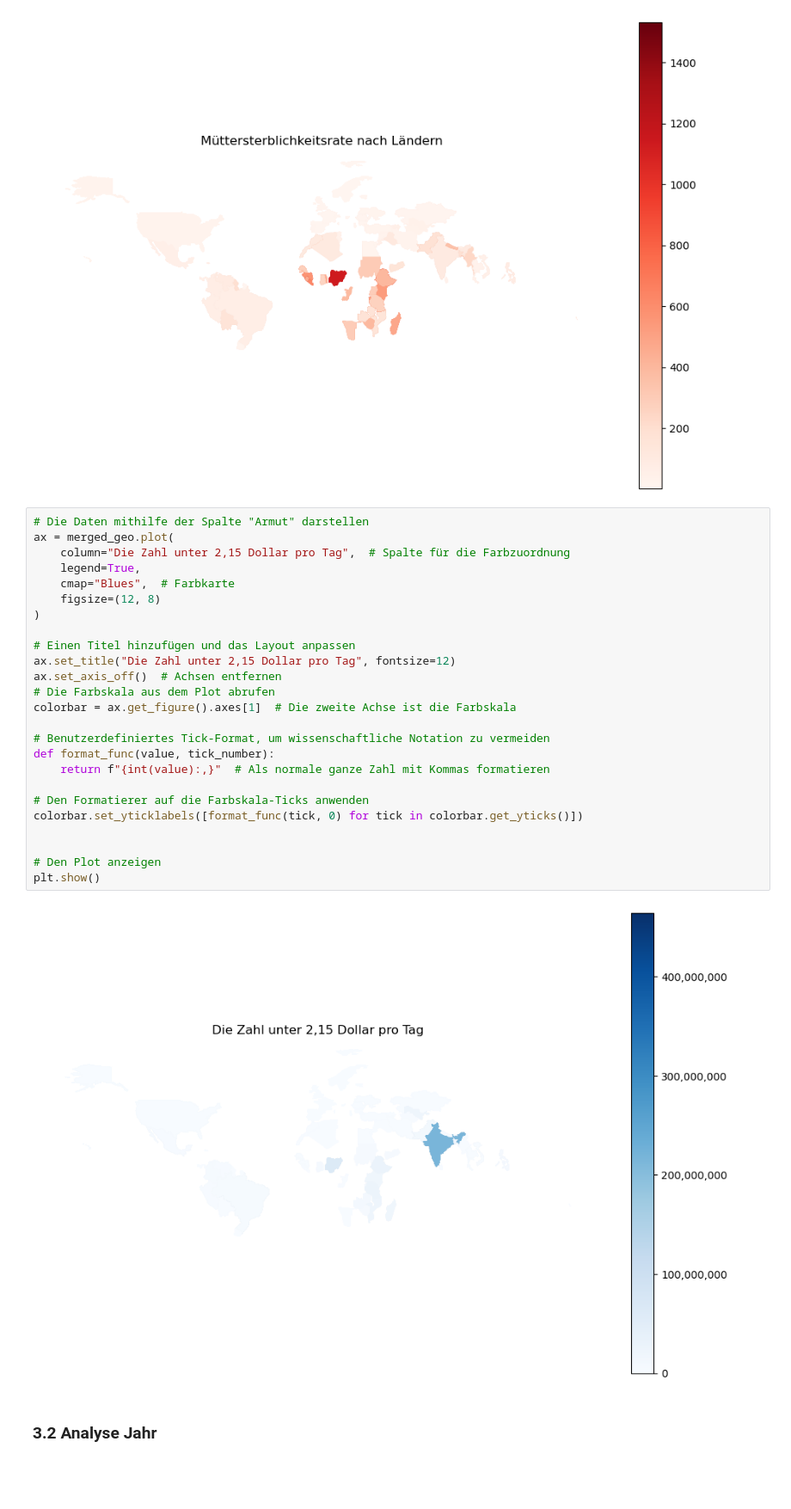
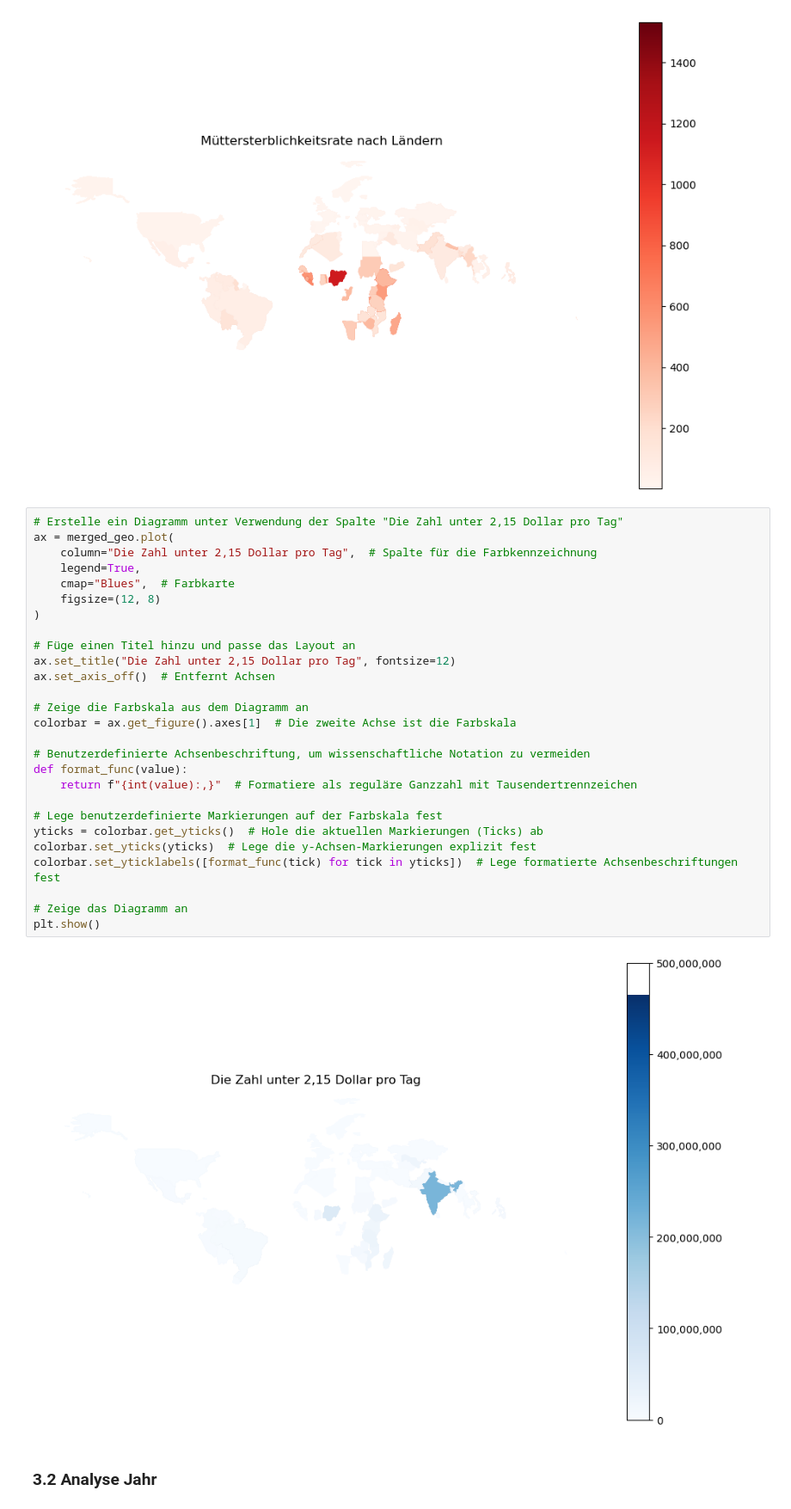
Before and after one commit to veronikamiteva/Pandas_Leistungsnachweis_2, a Jupyter notebook: Leistungsnachweis_Python_Müttersterblichkeitsrate und Armut.ipynb, the cells around one changed output. Shown at 86% size. Cells and saved outputs as stored; diff of their text form; blank space fills up the shorter version.

```diff
--- a/Leistungsnachweis_Python_Müttersterblichkeitsrate und Armut.ipynb
+++ b/Leistungsnachweis_Python_Müttersterblichkeitsrate und Armut.ipynb
@@ -158,32 +158,34 @@ plt.show()
 # %% [output]
 [figure]
 # %%
-# Die Daten mithilfe der Spalte "Armut" darstellen
+# Erstelle ein Diagramm unter Verwendung der Spalte "Die Zahl unter 2,15 Dollar pro Tag"
 ax = merged_geo.plot(
-    column="Die Zahl unter 2,15 Dollar pro Tag",  # Spalte für die Farbzuordnung
+    column="Die Zahl unter 2,15 Dollar pro Tag",  # Spalte für die Farbkennzeichnung
     legend=True,
     cmap="Blues",  # Farbkarte
     figsize=(12, 8)
 )
 
-# Einen Titel hinzufügen und das Layout anpassen
+# Füge einen Titel hinzu und passe das Layout an
 ax.set_title("Die Zahl unter 2,15 Dollar pro Tag", fontsize=12)
-ax.set_axis_off()  # Achsen entfernen
-# Die Farbskala aus dem Plot abrufen
+ax.set_axis_off()  # Entfernt Achsen
+
+# Zeige die Farbskala aus dem Diagramm an
 colorbar = ax.get_figure().axes[1]  # Die zweite Achse ist die Farbskala
 
-# Benutzerdefiniertes Tick-Format, um wissenschaftliche Notation zu vermeiden
-def format_func(value, tick_number):
-    return f"{int(value):,}"  # Als normale ganze Zahl mit Kommas formatieren
+# Benutzerdefinierte Achsenbeschriftung, um wissenschaftliche Notation zu vermeiden
+def format_func(value):
+    return f"{int(value):,}"  # Formatiere als reguläre Ganzzahl mit Tausendertrennzeichen
 
-# Den Formatierer auf die Farbskala-Ticks anwenden
-colorbar.set_yticklabels([format_func(tick, 0) for tick in colorbar.get_yticks()])
+# Lege benutzerdefinierte Markierungen auf der Farbskala fest
+yticks = colorbar.get_yticks()  # Hole die aktuellen Markierungen (Ticks) ab
+colorbar.set_yticks(yticks)  # Lege die y-Achsen-Markierungen explizit fest
+colorbar.set_yticklabels([format_func(tick) for tick in yticks])  # Lege formatierte Achsenbeschriftungen fest
 
-
-# Den Plot anzeigen
+# Zeige das Diagramm an
 plt.show()
 # %% [output]
-[figure, old version]
+[figure, new version]
 # %% [markdown]
 ### 3.2 Analyse Jahr
 # %%
```
Also changed, not shown: parts of 4 cells of this notebook.
